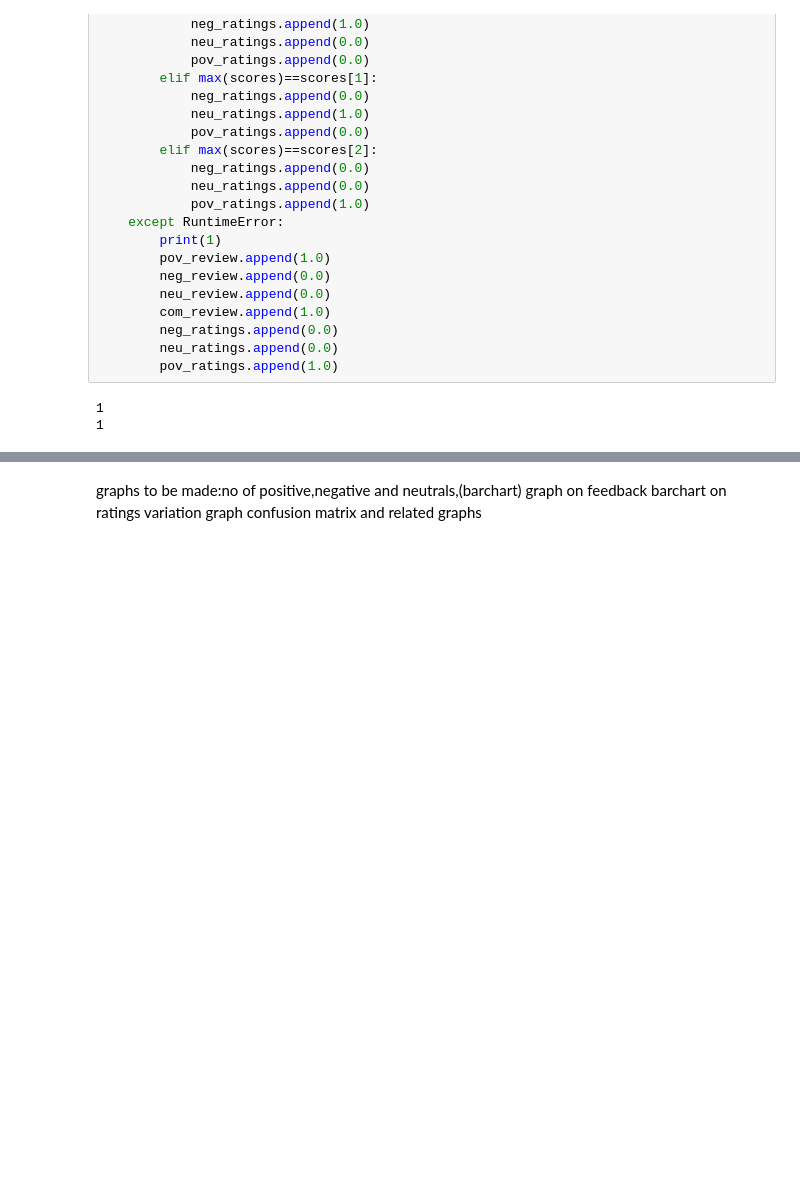
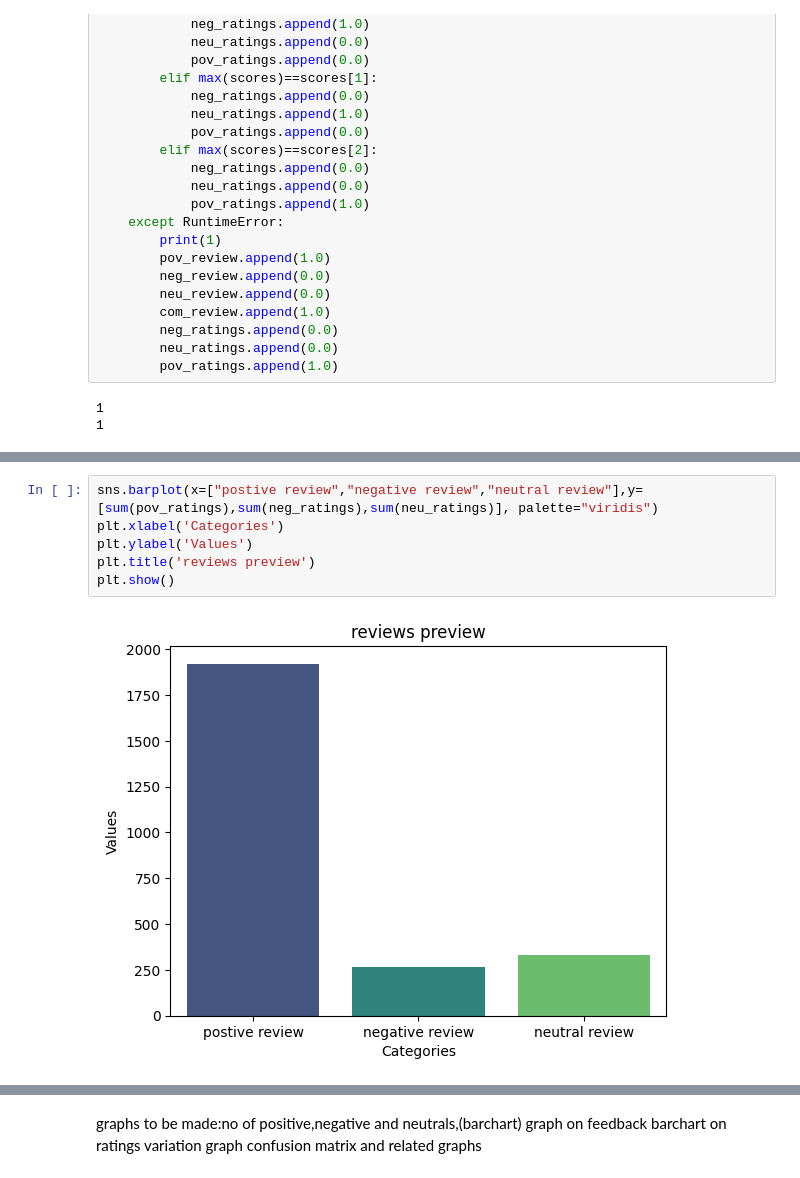
Before and after one commit to jgyfutub/Logical-Rhythm2023, a Jupyter notebook: anyanlptransformers.ipynb, the cells around one changed output, grey strips where cells are left out. Drawn from its saved outputs; the diff is of its cells as text; blank space fills up the shorter version.

```diff
--- a/anyanlptransformers.ipynb
+++ b/anyanlptransformers.ipynb
@@ -95,0 +115,8 @@ new_dataframe.head()
+# %%
+sns.barplot(x=["postive review","negative review","neutral review"],y=[sum(pov_ratings),sum(neg_ratings),sum(neu_ratings)], palette="viridis")
+plt.xlabel('Categories')
+plt.ylabel('Values')
+plt.title('reviews preview')
+plt.show()
+# %% [output]
+[figure, added]
```
Also changed, not shown: parts of 21 cells of this notebook.
